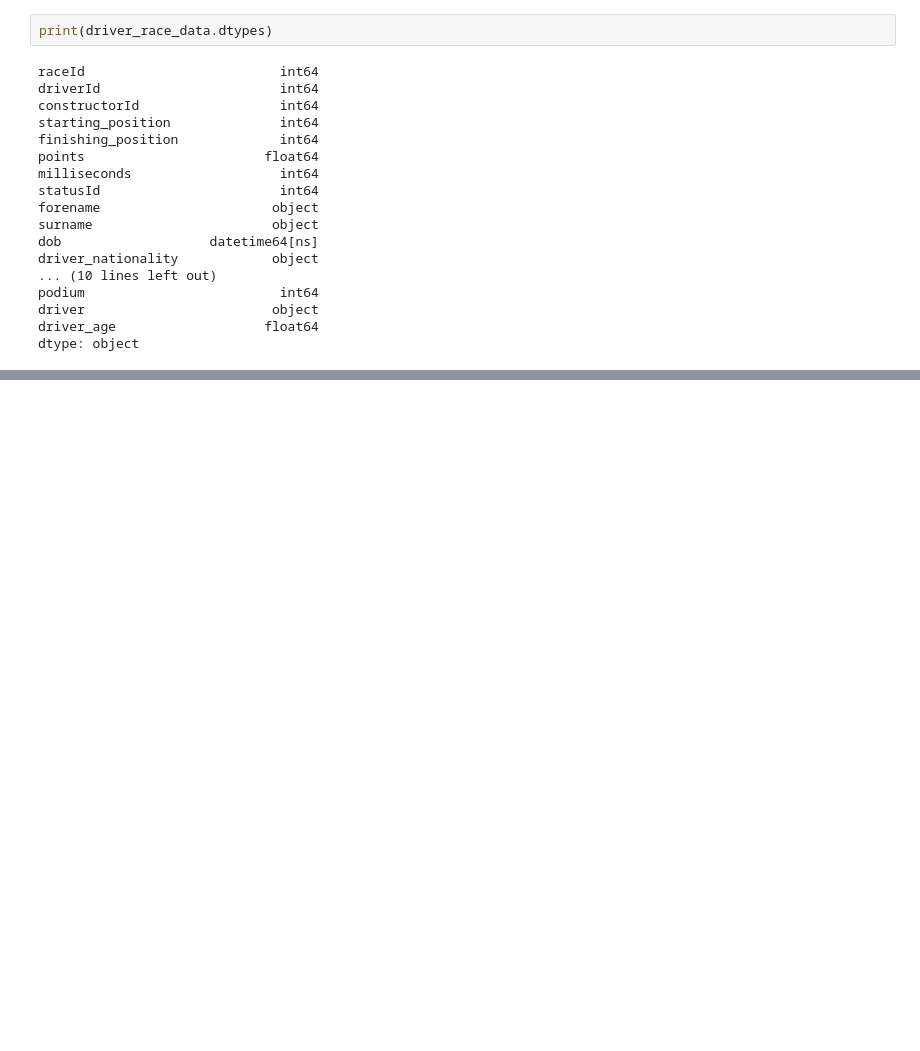
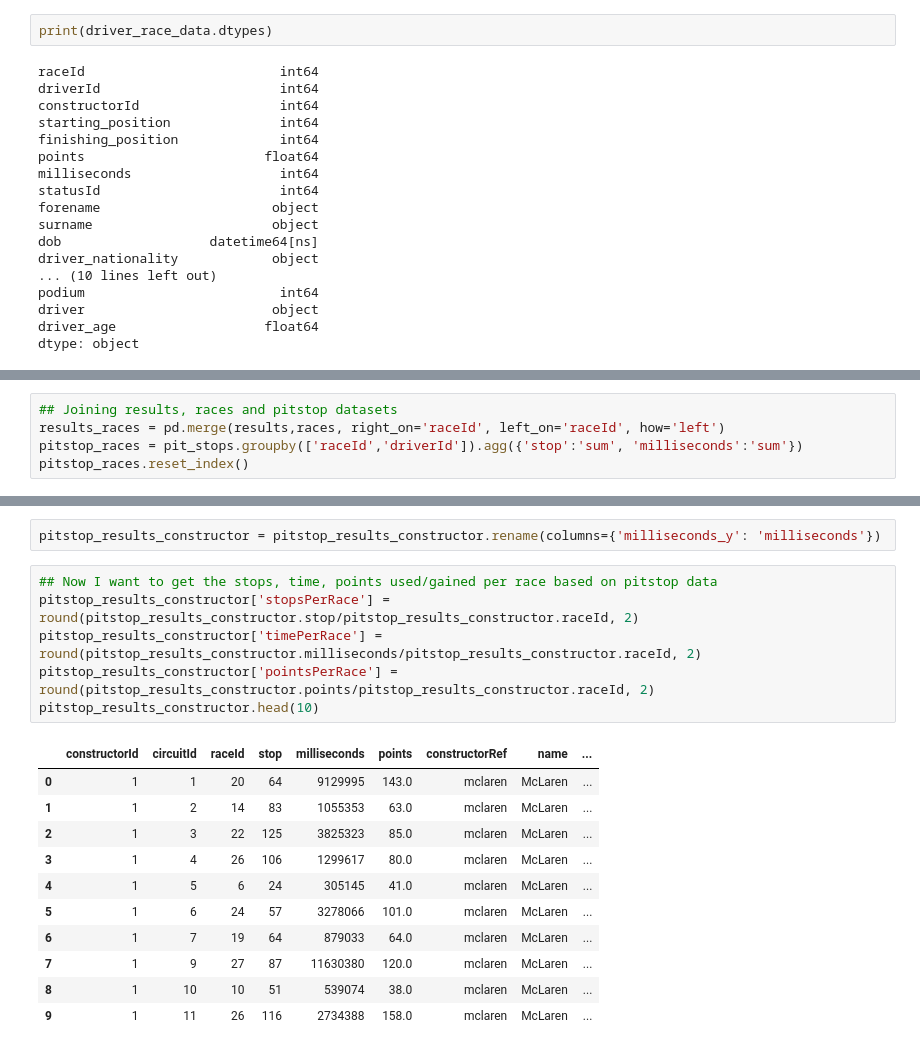
Before and after one commit to PaulOM203/MSC_Thesis_F1, a Jupyter notebook: Notebook.ipynb, the cells around one changed output, grey strips where cells are left out. Drawn from its saved outputs; the diff is of its cells as text; blank space fills up the shorter version.

```diff
--- a/Notebook.ipynb
+++ b/Notebook.ipynb
@@ -447,0 +420,5 @@ maps
+# %%
+## Joining results, races and pitstop datasets
+results_races = pd.merge(results,races, right_on='raceId', left_on='raceId', how='left')
+pitstop_races = pit_stops.groupby(['raceId','driverId']).agg({'stop':'sum', 'milliseconds':'sum'})
+pitstop_races.reset_index()
@@ -447,0 +467,20 @@ maps
+# %%
+pitstop_results_constructor = pitstop_results_constructor.rename(columns={'milliseconds_y': 'milliseconds'})
+# %%
+## Now I want to get the stops, time, points used/gained per race based on pitstop data
+pitstop_results_constructor['stopsPerRace'] = round(pitstop_results_constructor.stop/pitstop_results_constructor.raceId, 2)
+pitstop_results_constructor['timePerRace'] = round(pitstop_results_constructor.milliseconds/pitstop_results_constructor.raceId, 2)
+pitstop_results_constructor['pointsPerRace'] = round(pitstop_results_constructor.points/pitstop_results_constructor.raceId, 2)
+pitstop_results_constructor.head(10)
+# %% [output]
+|  | constructorId | circuitId | raceId | stop | milliseconds | points | constructorRef | name | ... |
+| 0 | 1 | 1 | 20 | 64 | 9129995 | 143.0 | mclaren | McLaren | ... |
+| 1 | 1 | 2 | 14 | 83 | 1055353 | 63.0 | mclaren | McLaren | ... |
+| 2 | 1 | 3 | 22 | 125 | 3825323 | 85.0 | mclaren | McLaren | ... |
+| 3 | 1 | 4 | 26 | 106 | 1299617 | 80.0 | mclaren | McLaren | ... |
+| 4 | 1 | 5 | 6 | 24 | 305145 | 41.0 | mclaren | McLaren | ... |
+| 5 | 1 | 6 | 24 | 57 | 3278066 | 101.0 | mclaren | McLaren | ... |
+| 6 | 1 | 7 | 19 | 64 | 879033 | 64.0 | mclaren | McLaren | ... |
+| 7 | 1 | 9 | 27 | 87 | 11630380 | 120.0 | mclaren | McLaren | ... |
+| 8 | 1 | 10 | 10 | 51 | 539074 | 38.0 | mclaren | McLaren | ... |
+| 9 | 1 | 11 | 26 | 116 | 2734388 | 158.0 | mclaren | McLaren | ... |
```
Also changed, not shown: parts of 33 cells of this notebook.
